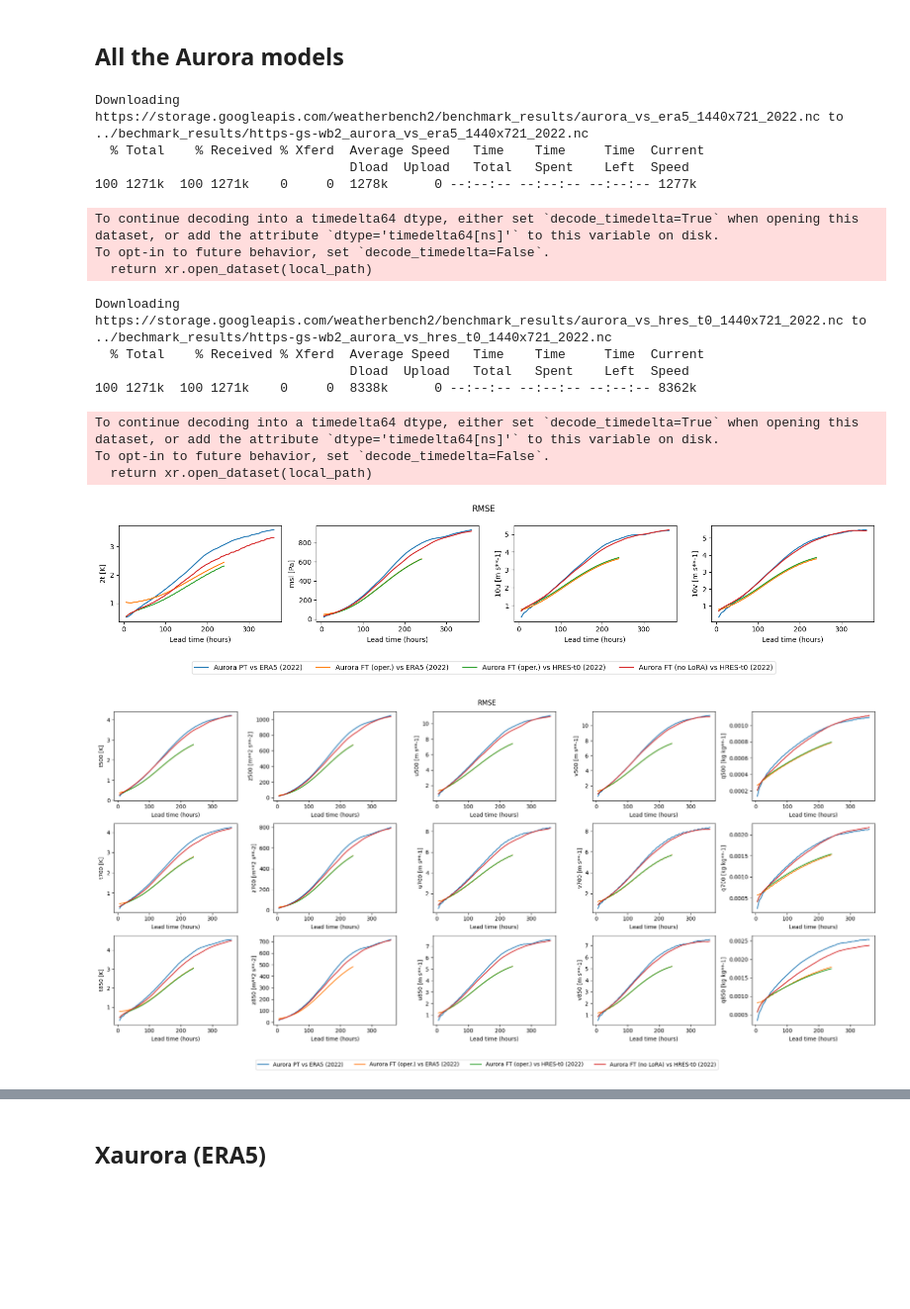
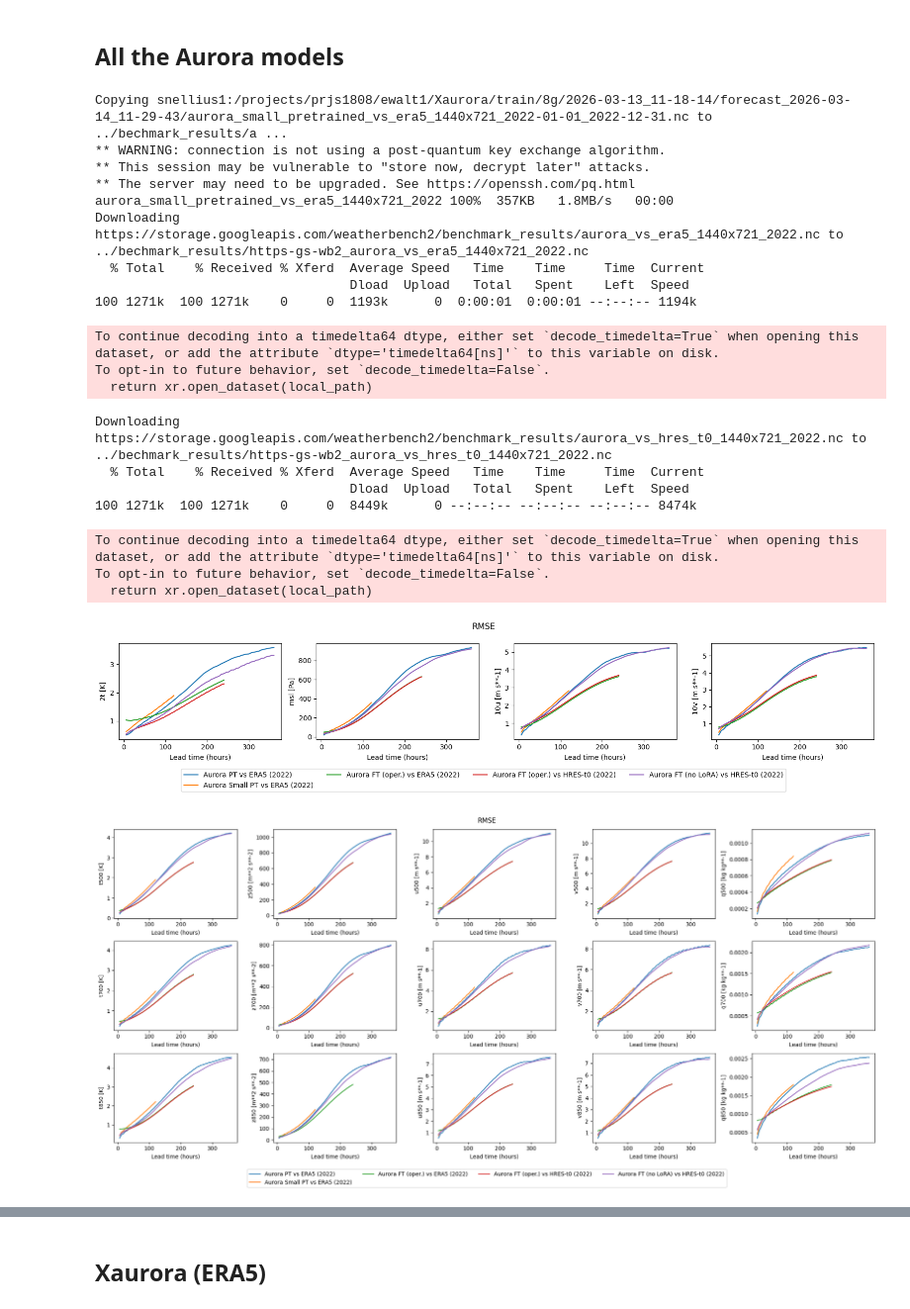
Before and after one commit to eliotwalt/weatherbenchX, a Jupyter notebook: xaurora_benchmark/viz_metrics.ipynb, the cells around one changed output, grey strips where cells are left out. Shown at 99% size. Saved outputs shown, nothing was run; the diff lists cells and outputs as text; code cells hidden in the pictures; blank space fills up the shorter version.

```diff
--- a/xaurora_benchmark/viz_metrics.ipynb
+++ b/xaurora_benchmark/viz_metrics.ipynb
@@ -244,6 +244,7 @@ To opt-in to future behavior, set `decode_timedelta=False`.
 # %%
 keys = [
     "aurora_pretrained_1440x721_2022",
+    'aurora_small_pretrained_1440x721_2022', # run by me, Xaurora code
     "aurora_vs_era5_2022", # official operational on era5, for WB
     'aurora_hres_init_vs_hres_t0_2022', # run by me, Xaurora code
     'aurora_finetuned_no_lora_hres_init_1440x721_2022'
@@ -254,38 +255,44 @@ datasets = adapt_datasets([
 ])
 labels = [
     "Aurora PT vs ERA5 (2022)",
+    'Aurora Small PT vs ERA5 (2022)', # run by me, Xaurora code
     "Aurora FT (oper.) vs ERA5 (2022)",
     "Aurora FT (oper.) vs HRES-t0 (2022)",
     "Aurora FT (no LoRA) vs HRES-t0 (2022)"
 ]
 plot_metric(
     metrics=metrics,
     datasets=datasets,
     labels=labels,
     which_variables="surface",
     sel_kwargs={"region": "global"},
 )
 plot_metric(
     metrics=metrics,
     datasets=datasets,
     labels=labels,
     which_variables="atmospheric",
     sel_kwargs={"region": "global"},
 )
 # %% [output]
+Copying snellius1:/projects/prjs1808/ewalt1/Xaurora/train/8g/2026-03-13_11-18-14/forecast_2026-03-14_11-29-43/aurora_small_pretrained_vs_era5_1440x721_2022-01-01_2022-12-31.nc to ../bechmark_results/a ...
+** WARNING: connection is not using a post-quantum key exchange algorithm.
+** This session may be vulnerable to "store now, decrypt later" attacks.
+** The server may need to be upgraded. See https://openssh.com/pq.html
+aurora_small_pretrained_vs_era5_1440x721_2022 100%  357KB   1.8MB/s   00:00
 Downloading https://storage.googleapis.com/weatherbench2/benchmark_results/aurora_vs_era5_1440x721_2022.nc to ../bechmark_results/https-gs-wb2_aurora_vs_era5_1440x721_2022.nc
   % Total    % Received % Xferd  Average Speed   Time    Time     Time  Current
                                  Dload  Upload   Total   Spent    Left  Speed
-100 1271k  100 1271k    0     0  1278k      0 --:--:-- --:--:-- --:--:-- 1277k
+100 1271k  100 1271k    0     0  1193k      0  0:00:01  0:00:01 --:--:-- 1194k
 To continue decoding into a timedelta64 dtype, either set `decode_timedelta=True` when opening this dataset, or add the attribute `dtype='timedelta64[ns]'` to this variable on disk.
 To opt-in to future behavior, set `decode_timedelta=False`.
   return xr.open_dataset(local_path)
 Downloading https://storage.googleapis.com/weatherbench2/benchmark_results/aurora_vs_hres_t0_1440x721_2022.nc to ../bechmark_results/https-gs-wb2_aurora_vs_hres_t0_1440x721_2022.nc
   % Total    % Received % Xferd  Average Speed   Time    Time     Time  Current
                                  Dload  Upload   Total   Spent    Left  Speed
-100 1271k  100 1271k    0     0  8338k      0 --:--:-- --:--:-- --:--:-- 8362k
+100 1271k  100 1271k    0     0  8449k      0 --:--:-- --:--:-- --:--:-- 8474k
 To continue decoding into a timedelta64 dtype, either set `decode_timedelta=True` when opening this dataset, or add the attribute `dtype='timedelta64[ns]'` to this variable on disk.
 To opt-in to future behavior, set `decode_timedelta=False`.
   return xr.open_dataset(local_path)
-[figure, old version]
+[figure, new version]
-[figure, old version]
+[figure, new version]
```
Also changed, not shown: parts of 4 cells of this notebook, 5 other files.
